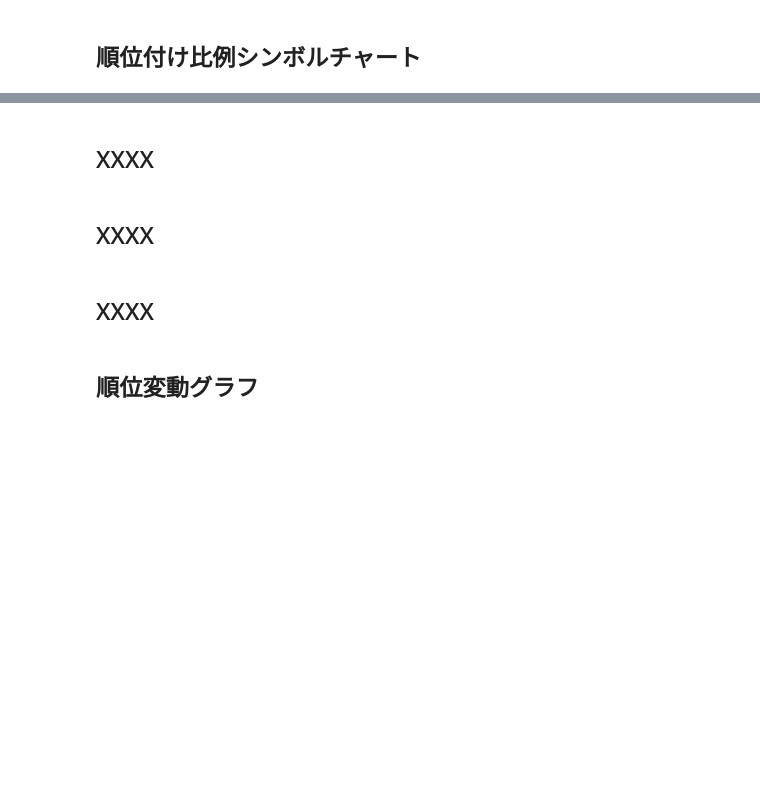
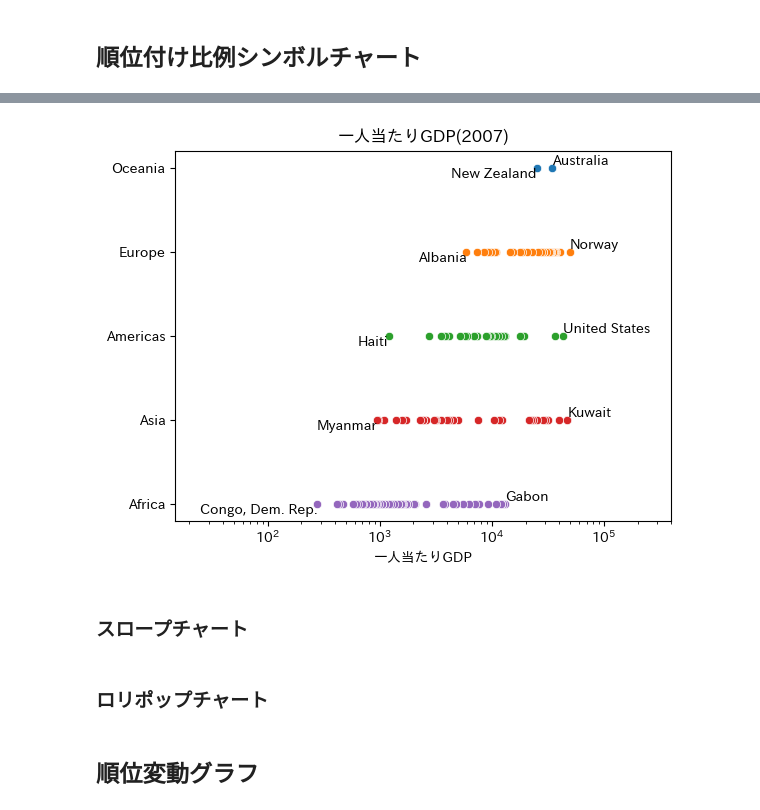
Before and after one commit to aokikenichi/aokikenichi, a Jupyter notebook: FT図解の言語.ipynb, the cells around one changed output, grey strips where cells are left out. Cells and saved outputs as stored; diff of their text form; code cells hidden in the pictures; blank space fills up the shorter version.

```diff
--- a/FT図解の言語.ipynb
+++ b/FT図解の言語.ipynb
@@ -308,9 +344,28 @@ plt.show()
+# %%
+plt.figure()
+
+for i, con in enumerate(['Oceania', 'Europe', 'Americas', 'Asia', 'Africa']):
+  sns.scatterplot(data=df_plot[df_plot['continent'] == con], x='gdpPercap', y=5-i, sizes=20)
+  df_plot_text = df_plot[df_plot['continent'] == con].reset_index()
+  plt.text(df_plot_text.loc[0, 'gdpPercap'], 5-i, df_plot_text.loc[0, 'country'], va='bottom', ha='left')
+  plt.text(df_plot_text.loc[len(df_plot_text)-1, 'gdpPercap'], 5-i, df_plot_text.loc[len(df_plot_text)-1, 'country'], va='top', ha='right')
+
+plt.xscale('log')
+
+plt.title('一人当たりGDP(2007)')
+plt.xlabel('一人当たりGDP')
+plt.yticks([1, 2, 3, 4, 5], ['Africa', 'Asia', 'Americas', 'Europe', 'Oceania'])
+
+plt.xlim(1.5*10**1, 4*10**5)
+
+
+plt.show()
+# %% [output]
+[figure, added]
 # %% [markdown]
-## XXXX
+### スロープチャート
 # %% [markdown]
-## XXXX
+### ロリポップチャート
-# %% [markdown]
-## XXXX
 # %% [markdown]
 ## 順位変動グラフ
 # %%
```
Also changed, not shown: parts of 10 cells of this notebook.
